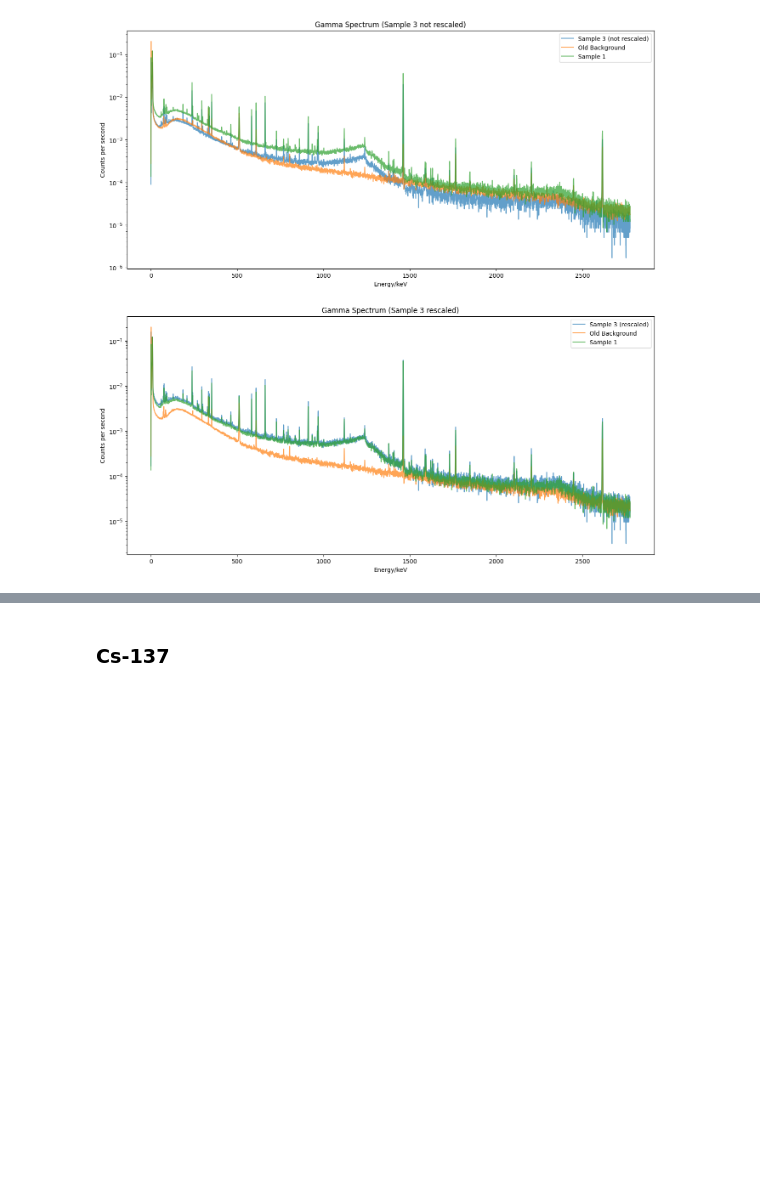
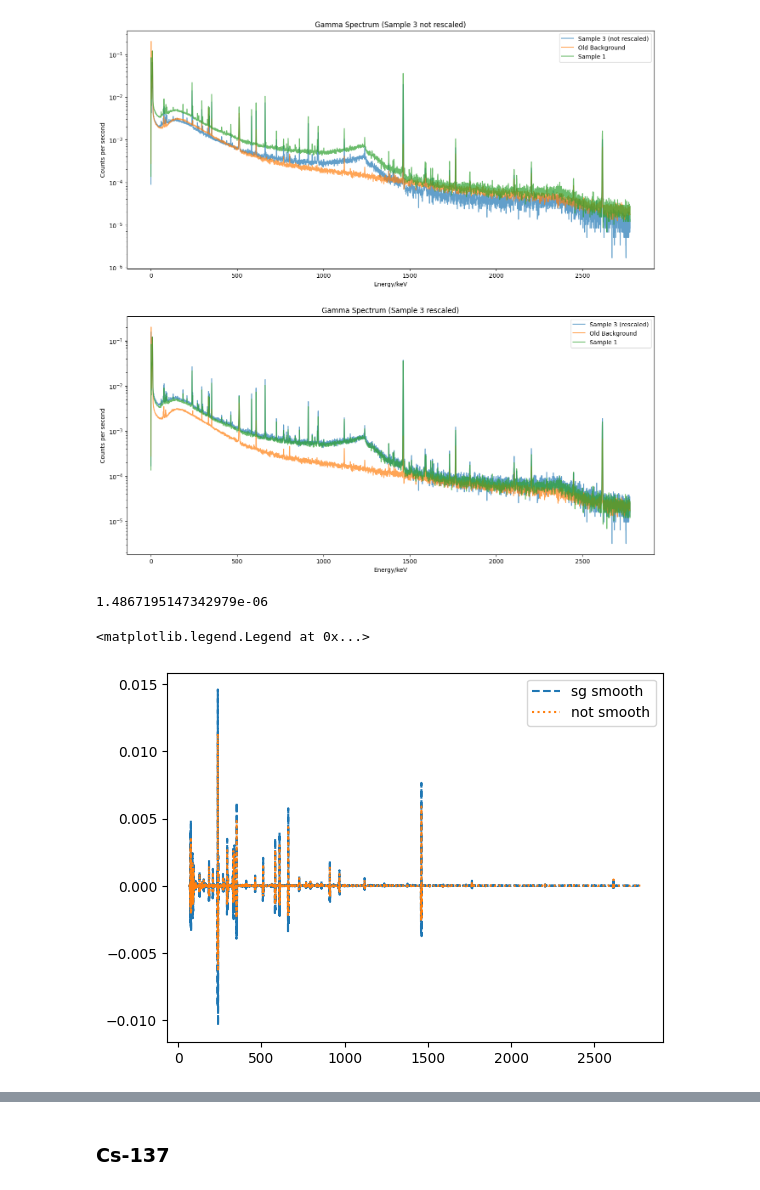
Before and after one commit to ngcnpeter/HPGe_lab_y3, a Jupyter notebook: spectal_analysis.ipynb, the cells around one changed output, grey strips where cells are left out. Saved outputs shown, nothing was run; the diff lists cells and outputs as text; code cells hidden in the pictures; blank space fills up the shorter version.

```diff
--- a/spectal_analysis.ipynb
+++ b/spectal_analysis.ipynb
@@ -602,0 +618,3 @@ import csv
+# %%
+spec_list = sorted(listdir('Data/Spectra')[1:])
+spec = [np.loadtxt(f'Data/Spectra/{path}',delimiter = ',',skiprows = 7,unpack = True) for path in spec_list]
@@ -618,8 +650,8 @@ def spec_recal(filename):
 # %%
 live_time = []
 real_time = []
-for filename in spec_recal_list:
-    with open(f'Data/Spectra/{filename}.csv',newline = '') as spec_csv:
+for filename in spec_list:
+    with open(f'Data/Spectra/{filename}',newline = '') as spec_csv:
         spec_reader = csv.reader(spec_csv, delimiter=',')
         counter = 0
         for row in spec_reader:
@@ -688,0 +747,27 @@ for n in range(2):
+# %%
+stats.norm.pdf()
+# %% [output]
+1.4867195147342979e-06
+# %%
+i=5
+cps = spec[i][2]/live_time[i] #counts per sec
+window_size = 7# Adjust the window size as per your requirements
+cps_smooth = np.convolve(cps, np.ones(3)/3, mode='same')
+cps_smooth2 = signal.savgol_filter(cps,window_size,3)
+
+sigma = 1.35
+x =np.arange(-2,3,1)
+gauss_d2 = (x**2/sigma**4 - 1/sigma**2)*np.exp(x**2/2/sigma**2)/np.sqrt(2*np.pi)/sigma
+cps_d2 = np.gradient(np.gradient(cps))
+cps_d2_smooth2 = signal.savgol_filter(cps_d2,window_size,1)
+cps_d2_smooth3 = signal.savgol_filter(cps,7,4,deriv = 2)
+n_low = 2000
+n_up = 2500
+# plt.plot(E_arr[n_low:n_up],cps_d2[n_low:n_up],':',label = 'not smooth')
+plt.plot(E_arr[100:],-cps_d2_smooth3[100:],'--',label = 'sg smooth')
+plt.plot(E_arr[100:],-cps_d2[100:],':',label = 'not smooth')
+#plt.plot(E_arr[100:],cps[100:],':')
+plt.legend()
+# %% [output]
+<matplotlib.legend.Legend at 0x...>
+[figure, added]
```
Also changed, not shown: parts of 33 cells of this notebook, 22 other files.
